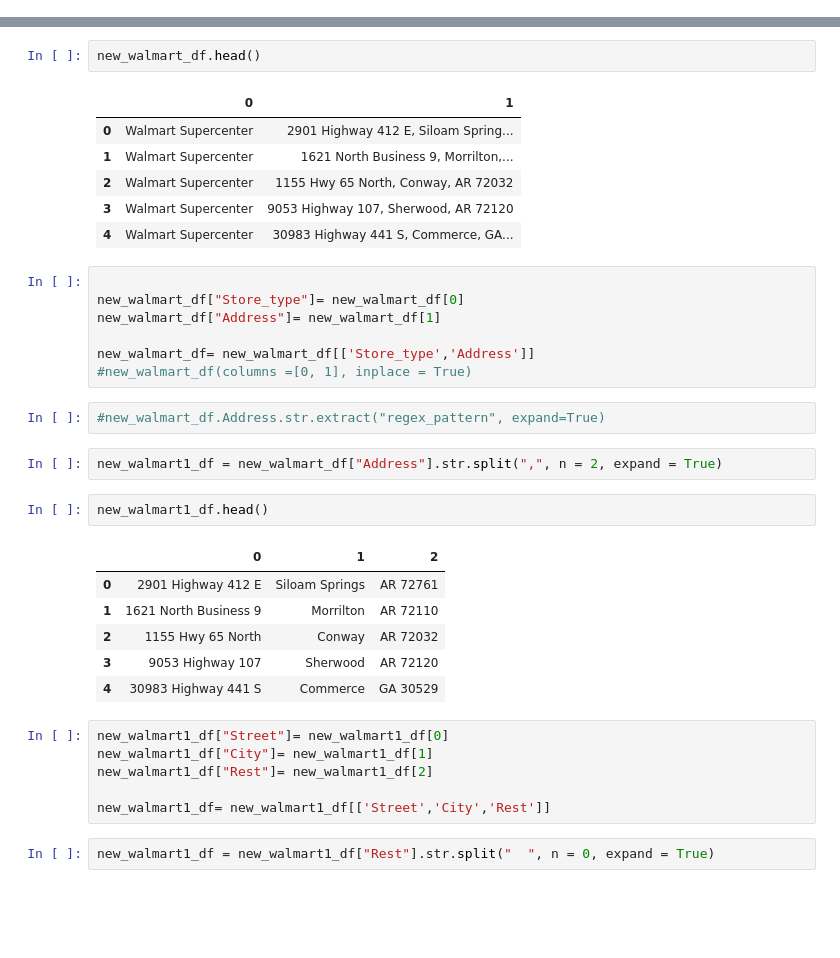
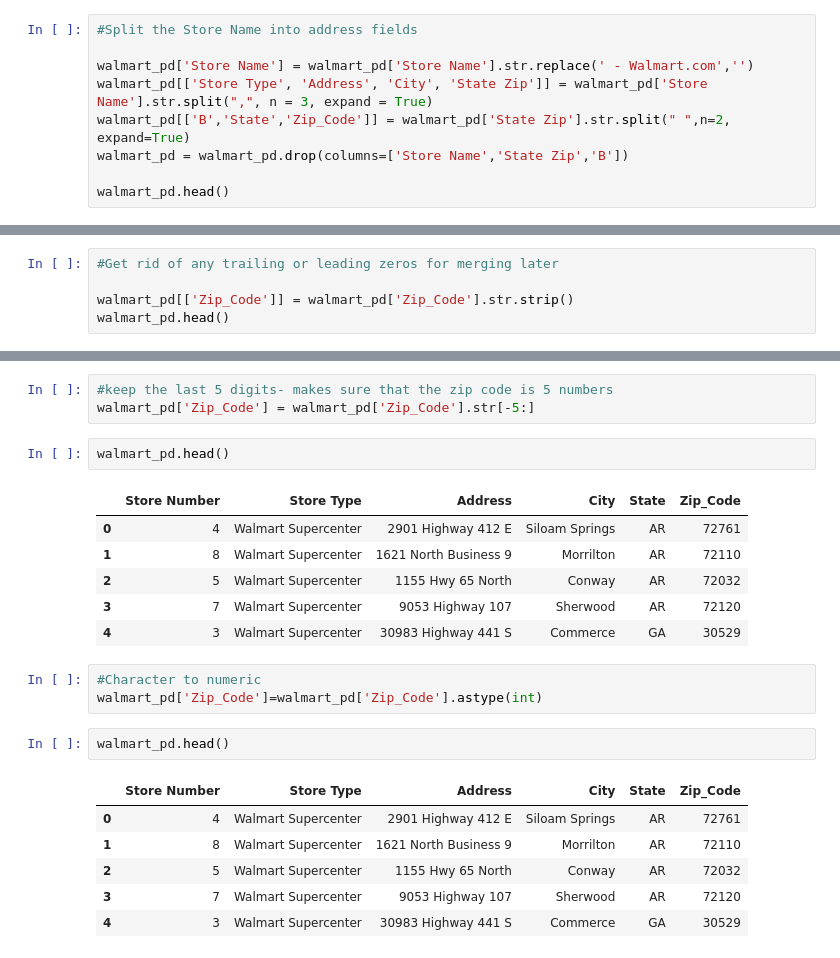
Before and after one commit to deedeeshaw/Project-DERK, a Jupyter notebook: WalmartAnalysis.ipynb, the cells around one changed output, grey strips where cells are left out. Cells and saved outputs as stored; diff of their text form; blank space fills up the shorter version.

```diff
--- a/WalmartAnalysis.ipynb
+++ b/WalmartAnalysis.ipynb
@@ -34,0 +33,9 @@ new_walmart_df = walmart_df["Store Name"].str.split(",", n = 1, expand = True)
+# %%
+#Split the Store Name into address fields
+
+walmart_pd['Store Name'] = walmart_pd['Store Name'].str.replace(' - Walmart.com','')
+walmart_pd[['Store Type', 'Address', 'City', 'State Zip']] = walmart_pd['Store Name'].str.split(",", n = 3, expand = True)
+walmart_pd[['B','State','Zip_Code']] = walmart_pd['State Zip'].str.split(" ",n=2, expand=True)
+walmart_pd = walmart_pd.drop(columns=['Store Name','State Zip','B'])
+
+walmart_pd.head()
@@ -34,0 +49,5 @@ new_walmart_df = walmart_df["Store Name"].str.split(",", n = 1, expand = True)
+# %%
+#Get rid of any trailing or leading zeros for merging later
+
+walmart_pd[['Zip_Code']] = walmart_pd['Zip_Code'].str.strip()
+walmart_pd.head()
@@ -35,37 +61,24 @@ new_walmart_df = walmart_df["Store Name"].str.split(",", n = 1, expand = True)
+# %%
+#keep the last 5 digits- makes sure that the zip code is 5 numbers
+walmart_pd['Zip_Code'] = walmart_pd['Zip_Code'].str[-5:]
 # %%
-new_walmart_df.head()
+walmart_pd.head()
 # %% [output]
-|  | 0 | 1 |
-| 0 | Walmart Supercenter | 2901 Highway 412 E, Siloam Spring... |
-| 1 | Walmart Supercenter | 1621 North Business 9, Morrilton,... |
-| 2 | Walmart Supercenter | 1155 Hwy 65 North, Conway, AR 72032 |
-| 3 | Walmart Supercenter | 9053 Highway 107, Sherwood, AR 72120 |
-| 4 | Walmart Supercenter | 30983 Highway 441 S, Commerce, GA... |
+|  | Store Number | Store Type | Address | City | State | Zip_Code |
+| 0 | 4 | Walmart Supercenter | 2901 Highway 412 E | Siloam Springs | AR | 72761 |
+| 1 | 8 | Walmart Supercenter | 1621 North Business 9 | Morrilton | AR | 72110 |
+| 2 | 5 | Walmart Supercenter | 1155 Hwy 65 North | Conway | AR | 72032 |
+| 3 | 7 | Walmart Supercenter | 9053 Highway 107 | Sherwood | AR | 72120 |
+| 4 | 3 | Walmart Supercenter | 30983 Highway 441 S | Commerce | GA | 30529 |
-# %%
-
-new_walmart_df["Store_type"]= new_walmart_df[0]
-new_walmart_df["Address"]= new_walmart_df[1]
-
-new_walmart_df= new_walmart_df[['Store_type','Address']]
-#new_walmart_df(columns =[0, 1], inplace = True)
-# %%
-#new_walmart_df.Address.str.extract("regex_pattern", expand=True)
-# %%
-new_walmart1_df = new_walmart_df["Address"].str.split(",", n = 2, expand = True)
+# %%
+#Character to numeric
+walmart_pd['Zip_Code']=walmart_pd['Zip_Code'].astype(int)
 # %%
-new_walmart1_df.head()
+walmart_pd.head()
 # %% [output]
-|  | 0 | 1 | 2 |
-| 0 | 2901 Highway 412 E | Siloam Springs | AR 72761 |
-| 1 | 1621 North Business 9 | Morrilton | AR 72110 |
-| 2 | 1155 Hwy 65 North | Conway | AR 72032 |
-| 3 | 9053 Highway 107 | Sherwood | AR 72120 |
-| 4 | 30983 Highway 441 S | Commerce | GA 30529 |
+|  | Store Number | Store Type | Address | City | State | Zip_Code |
+| 0 | 4 | Walmart Supercenter | 2901 Highway 412 E | Siloam Springs | AR | 72761 |
+| 1 | 8 | Walmart Supercenter | 1621 North Business 9 | Morrilton | AR | 72110 |
+| 2 | 5 | Walmart Supercenter | 1155 Hwy 65 North | Conway | AR | 72032 |
+| 3 | 7 | Walmart Supercenter | 9053 Highway 107 | Sherwood | AR | 72120 |
+| 4 | 3 | Walmart Supercenter | 30983 Highway 441 S | Commerce | GA | 30529 |
-# %%
-new_walmart1_df["Street"]= new_walmart1_df[0]
-new_walmart1_df["City"]= new_walmart1_df[1]
-new_walmart1_df["Rest"]= new_walmart1_df[2]
-
-new_walmart1_df= new_walmart1_df[['Street','City','Rest']]
-# %%
-new_walmart1_df = new_walmart1_df["Rest"].str.split("  ", n = 0, expand = True)
```
Also changed, not shown: parts of 15 cells of this notebook, 4 other files.
